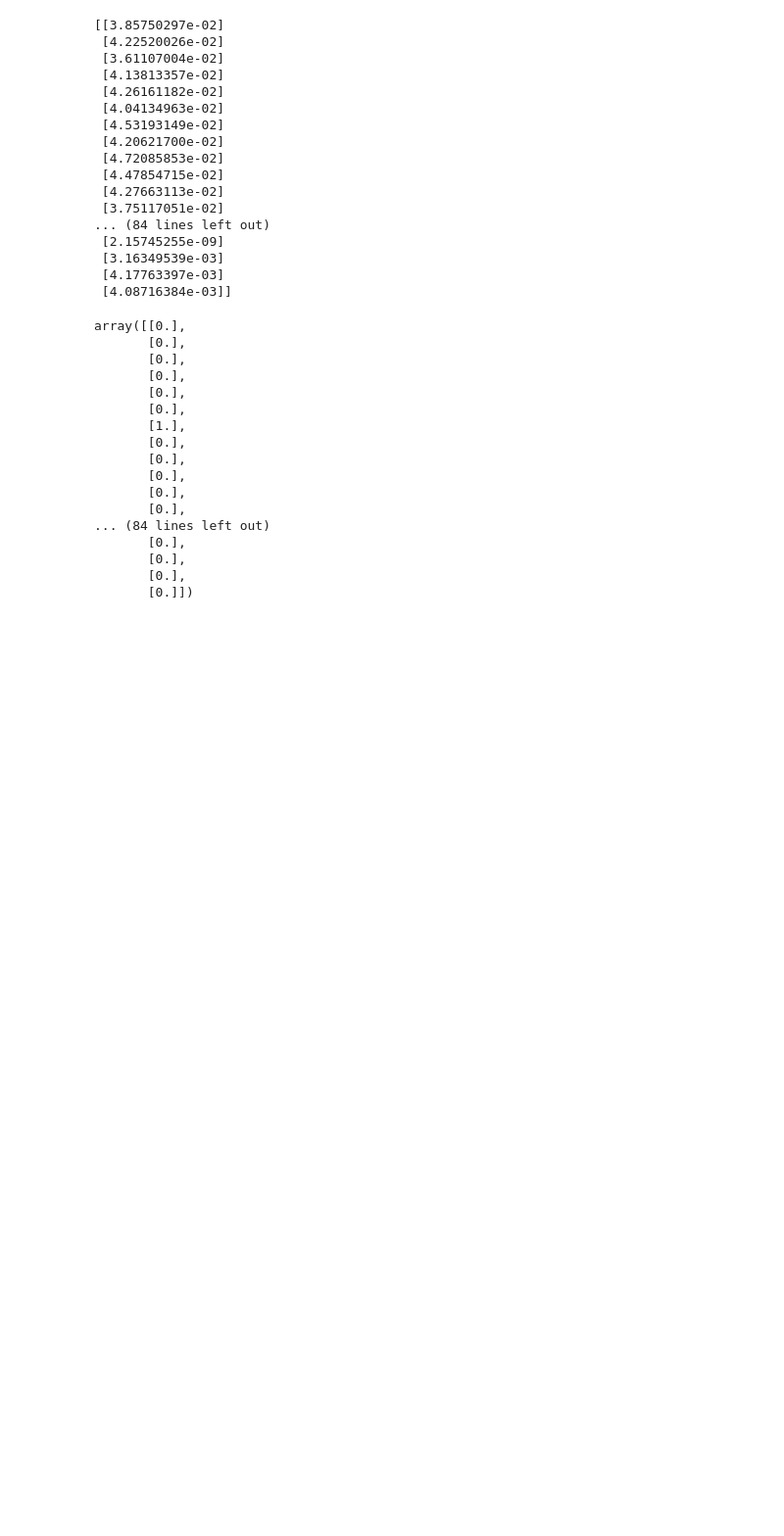
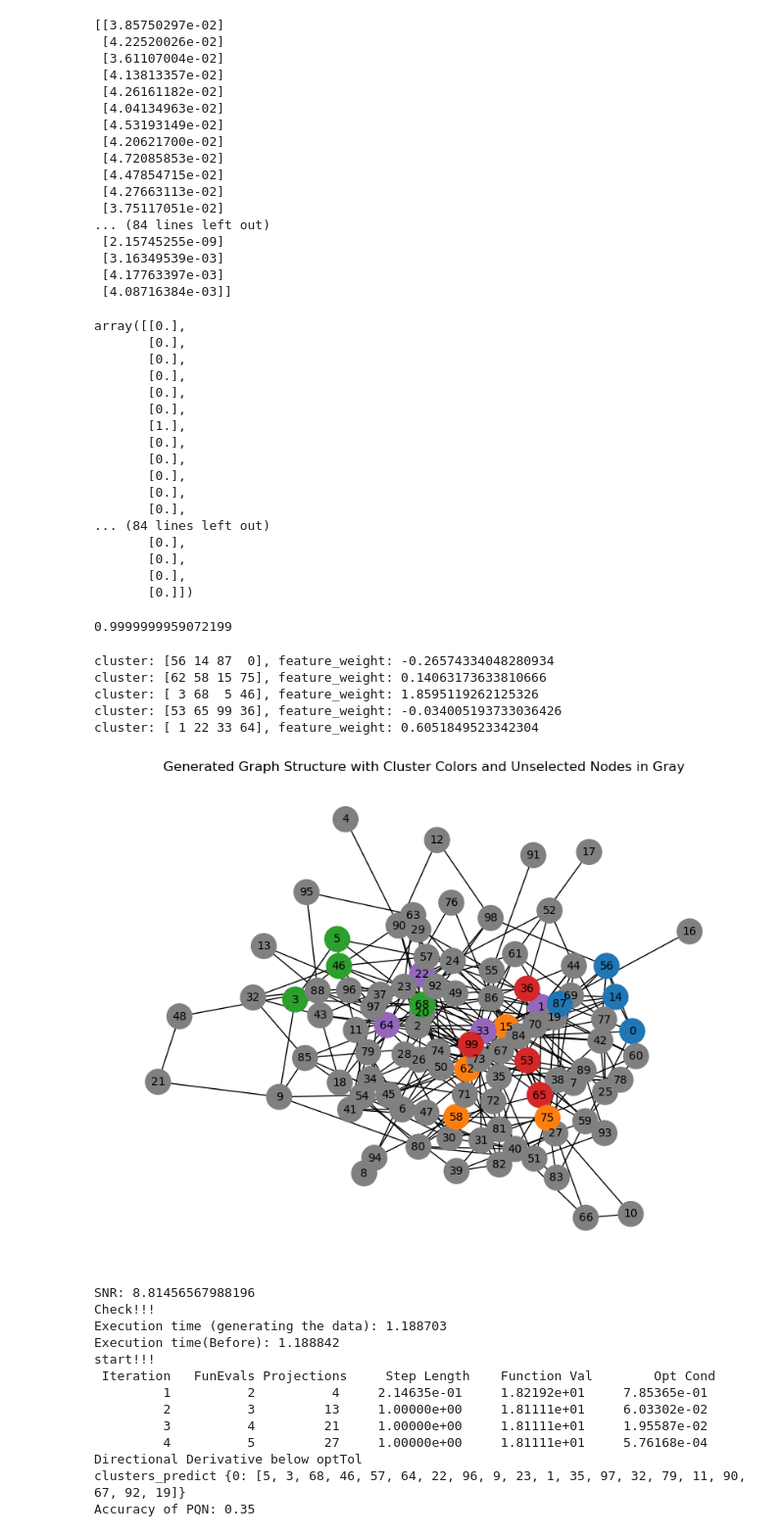
Before and after one commit to local-ring/Graph-Guided-Sparse-Learning, a Jupyter notebook: experiement.ipynb, the cells around one changed output. Shown at 98% size. Saved outputs shown, nothing was run; the diff lists cells and outputs as text; code cells hidden in the pictures; blank space fills up the shorter version.

```diff
--- a/experiement.ipynb
+++ b/experiement.ipynb
@@ -1014,19 +1014,19 @@ import numpy as np
 n = 500  # Number of samples
 d = 100   # Number of features
 k = 20   # Number of non-zero features
-h = 1    # Number of clusters
+h = 5    # Number of clusters
 nVars = d*h # Number of Boolean variables in m
 theta = 1  # Probability of connection within clusters
 gamma = 1.5  # Noise standard deviation
-pho = 1/n # divide by sample size
+pho = np.sqrt(n) # divide by sample size
 mu = 1
 SNR = 1
 
 fixed_seed = 0
 random_rounding = 0
 connected = False
-correlated = True
-random_graph = False
+correlated = False
+random_graph = True
 visualize = True
 maxIter = 500
 
@@ -1213,3 +1213,56 @@ array([[0.],
        [0.],
        [0.],
        [0.]])
+# %%
+mout.sum()
+# %% [output]
+0.9999999959072199
+# %%
+
+from ensem_I import experiment
+from L0Obj import L0Obj
+import numpy as np
+
+n = 500  # Number of samples
+d = 100   # Number of features
+k = 20   # Number of non-zero features
+h = 5    # Number of clusters
+nVars = d*h # Number of Boolean variables in m
+theta = 0.9  # Probability of connection within clusters
+gamma = 1.5  # Noise standard deviation
+pho = np.sqrt(n) # divide by sample size
+mu = 1
+SNR = 1
+
+fixed_seed = 0
+random_rounding = 0
+connected = False
+correlated = False
+random_graph = True
+visualize = True
+maxIter = 500
+
+mout, X, y, L, clusters_true, selected_features_true, clusters_predict, selected_features_predict = experiment(n, d, k, h, theta, gamma, pho, mu, fixed_seed, random_rounding, connected, correlated, random_graph, visualize, maxIter)
+X_hat = np.repeat(X, h, axis=1)
+funObj = lambda m: L0Obj(X_hat, m, y, L, pho, mu, d, h, n)
+funObj_separate = lambda m: L0Obj_separate(X_hat, m, y, L, pho, mu, d, h, n)
+# %% [output]
+cluster: [56 14 87  0], feature_weight: -0.26574334048280934
+cluster: [62 58 15 75], feature_weight: 0.14063173633810666
+cluster: [ 3 68  5 46], feature_weight: 1.8595119262125326
+cluster: [53 65 99 36], feature_weight: -0.034005193733036426
+cluster: [ 1 22 33 64], feature_weight: 0.6051849523342304
+[figure, added]
+SNR: 8.81456567988196
+Check!!!
+Execution time (generating the data): 1.188703
+Execution time(Before): 1.188842
+start!!!
+ Iteration   FunEvals Projections     Step Length    Function Val        Opt Cond
+         1          2          4     2.14635e-01     1.82192e+01     7.85365e-01
+         2          3         13     1.00000e+00     1.81111e+01     6.03302e-02
+         3          4         21     1.00000e+00     1.81111e+01     1.95587e-02
+         4          5         27     1.00000e+00     1.81111e+01     5.76168e-04
+Directional Derivative below optTol
+clusters_predict {0: [5, 3, 68, 46, 57, 64, 22, 96, 9, 23, 1, 35, 97, 32, 79, 11, 90, 67, 92, 19]}
+Accuracy of PQN: 0.35
```
Also changed, not shown: parts of 15 cells of this notebook, 9 other files.
